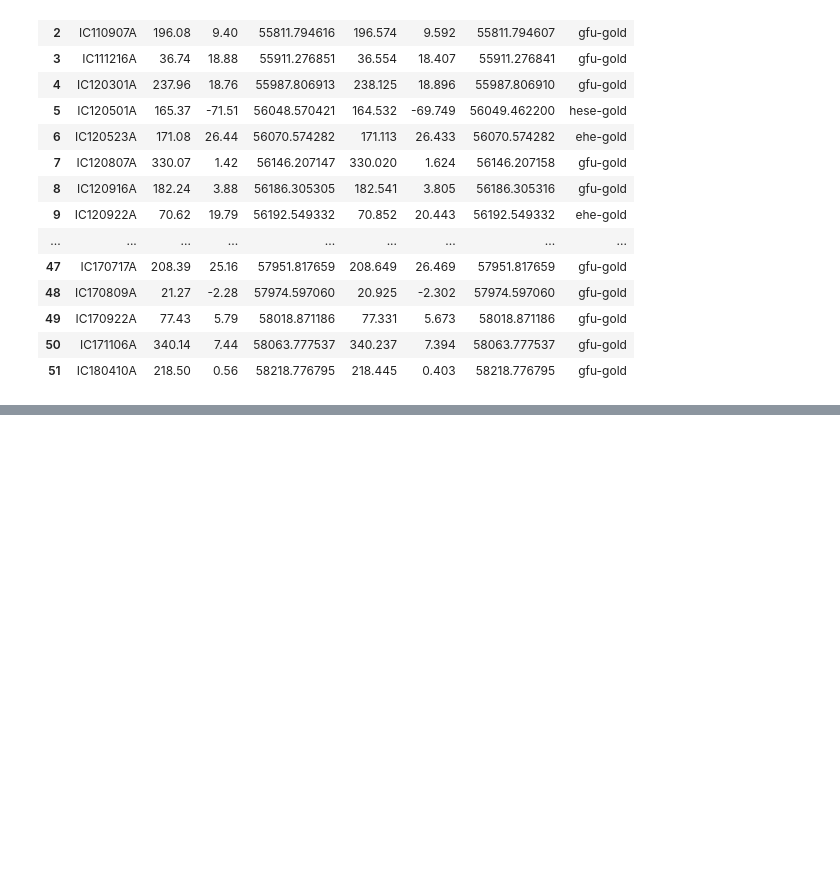
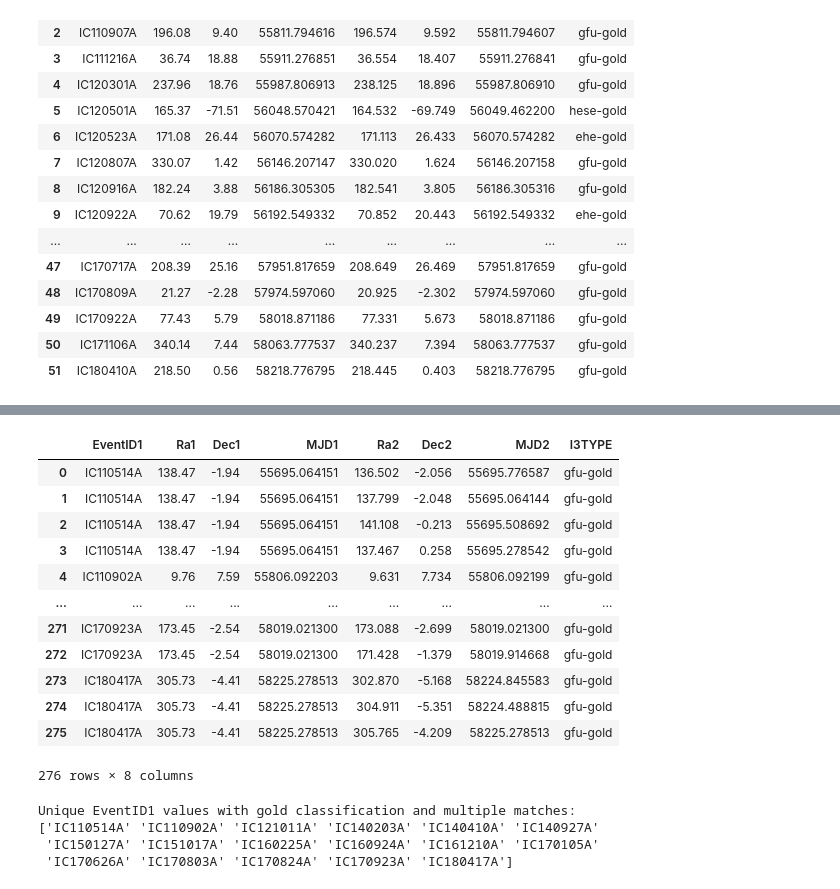
Before and after one commit to tcaba2/Summer-at-MPP, a Jupyter notebook: Crossmatch.ipynb, the cells around one changed output, grey strips where cells are left out. Drawn from its saved outputs; the diff is of its cells as text; code cells hidden in the pictures; blank space fills up the shorter version.

```diff
--- a/Crossmatch.ipynb
+++ b/Crossmatch.ipynb
@@ -314,0 +348,47 @@ events_with_sources.shape[0]
+# %%
+# Group by EventID1 and count the matches
+match_counts = matches_df.groupby('EventID1').size().reset_index(name='count')
+
+# Filter for events with more than one match
+multiple_matches = match_counts[match_counts['count'] > 1]['EventID1']
+
+# Display the events from dataset1 that have multiple matches in dataset2
+multiple_match_events = matches_df[matches_df['EventID1'].isin(multiple_matches)]
+
+# Ensure gold_events DataFrame is correctly filtered for gold events
+gold_events = icecat_dropped[icecat_dropped['I3TYPE'].str.contains("gold", case=False)]
+
+# Filter multiple match events to include only gold events
+gold_multiple_match_events = pd.merge(multiple_match_events, gold_events[['NAME', 'I3TYPE']], left_on='EventID1', right_on='NAME')
+
+# Drop the redundant EventID column after the merge
+gold_multiple_match_events = gold_multiple_match_events.drop(columns=['NAME'])
+
+# Print the entire DataFrame
+gold_multiple_match_events
+# %% [output]
+|  | EventID1 | Ra1 | Dec1 | MJD1 | Ra2 | Dec2 | MJD2 | I3TYPE |
+| 0 | IC110514A | 138.47 | -1.94 | 55695.064151 | 136.502 | -2.056 | 55695.776587 | gfu-gold |
+| 1 | IC110514A | 138.47 | -1.94 | 55695.064151 | 137.799 | -2.048 | 55695.064144 | gfu-gold |
+| 2 | IC110514A | 138.47 | -1.94 | 55695.064151 | 141.108 | -0.213 | 55695.508692 | gfu-gold |
+| 3 | IC110514A | 138.47 | -1.94 | 55695.064151 | 137.467 | 0.258 | 55695.278542 | gfu-gold |
+| 4 | IC110902A | 9.76 | 7.59 | 55806.092203 | 9.631 | 7.734 | 55806.092199 | gfu-gold |
+| ... | ... | ... | ... | ... | ... | ... | ... | ... |
+| 271 | IC170923A | 173.45 | -2.54 | 58019.021300 | 173.088 | -2.699 | 58019.021300 | gfu-gold |
+| 272 | IC170923A | 173.45 | -2.54 | 58019.021300 | 171.428 | -1.379 | 58019.914668 | gfu-gold |
+| 273 | IC180417A | 305.73 | -4.41 | 58225.278513 | 302.870 | -5.168 | 58224.845583 | gfu-gold |
+| 274 | IC180417A | 305.73 | -4.41 | 58225.278513 | 304.911 | -5.351 | 58224.488815 | gfu-gold |
+| 275 | IC180417A | 305.73 | -4.41 | 58225.278513 | 305.765 | -4.209 | 58225.278513 | gfu-gold |
+276 rows × 8 columns
+# %%
+# Extract the unique EventID1 values from the gold_multiple_match_events DataFrame
+unique_event_ids = gold_multiple_match_events['EventID1'].unique()
+
+# Print the unique EventID1 values
+print("Unique EventID1 values with gold classification and multiple matches:")
+print(unique_event_ids)
+# %% [output]
+Unique EventID1 values with gold classification and multiple matches:
+['IC110514A' 'IC110902A' 'IC121011A' 'IC140203A' 'IC140410A' 'IC140927A'
+ 'IC150127A' 'IC151017A' 'IC160225A' 'IC160924A' 'IC161210A' 'IC170105A'
+ 'IC170626A' 'IC170803A' 'IC170824A' 'IC170923A' 'IC180417A']
```
Also changed, not shown: parts of 19 cells of this notebook.
